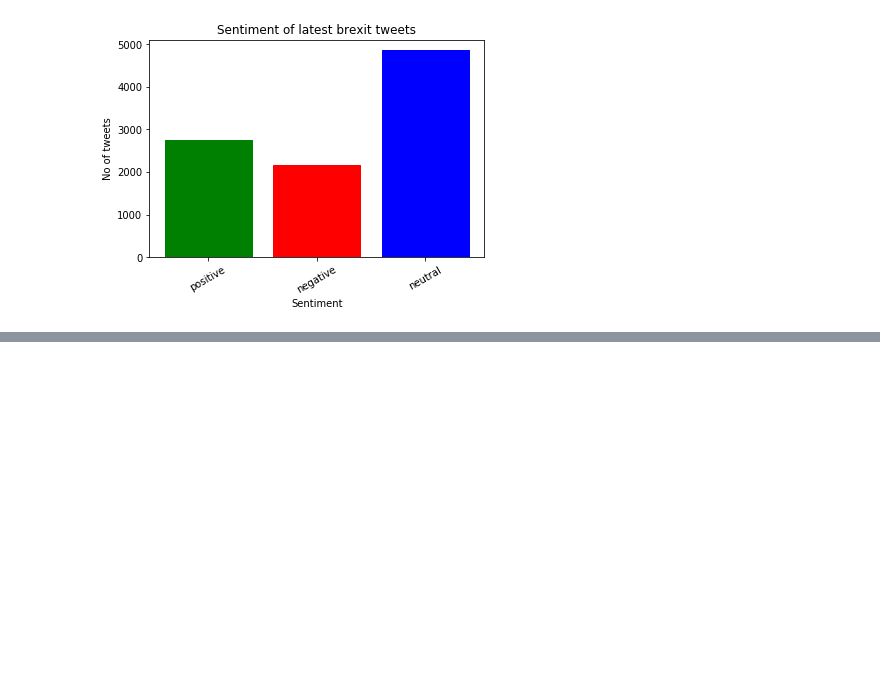
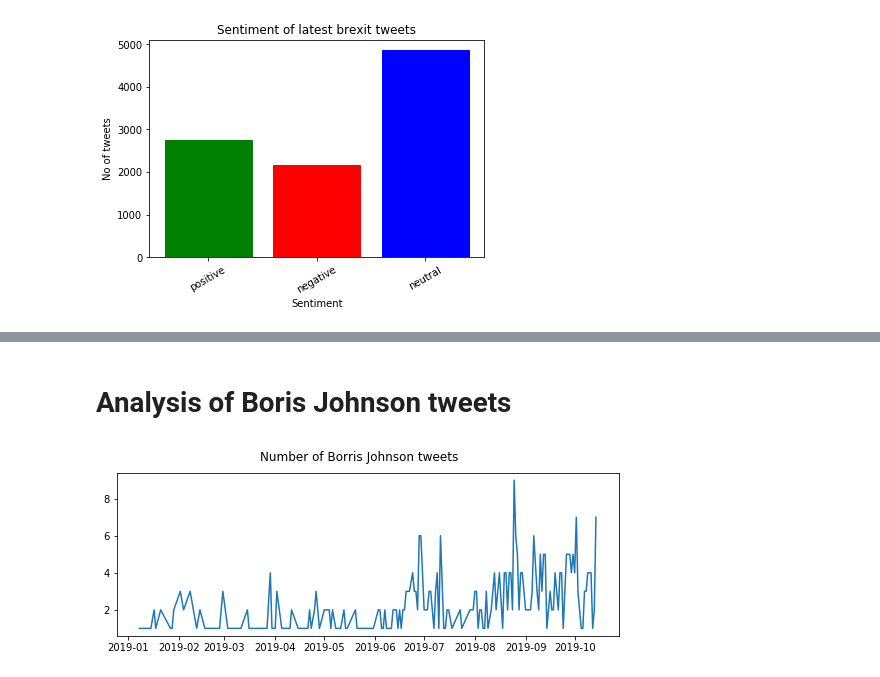
Before and after one commit to Marciniec/twitter-sentiment-analysis, a Jupyter notebook: Twitter.ipynb, the cells around one changed output, grey strips where cells are left out. Cells and saved outputs as stored; diff of their text form; code cells hidden in the pictures; blank space fills up the shorter version.

Commit message:
Add Boris Johnson tweets analysis

```diff
--- a/Twitter.ipynb
+++ b/Twitter.ipynb
@@ -111,0 +215,2 @@ plot_bar_x(counts_01_02)
+# %% [markdown]
+# Analysis of Boris Johnson tweets
@@ -111,0 +220,20 @@ plot_bar_x(counts_01_02)
+# %%
+df = pd.read_csv("/home/aga/partition2/eksploracja_danych/brexit-data/borisjohnson.csv", sep=",",error_bad_lines=False)
+def plot_count(start_date, end_date, df, title):
+    start_date = pd.to_datetime(start_date).date()
+    end_date = pd.to_datetime(end_date).date()
+    df['date'] = pd.to_datetime(df['date'], dayfirst=True)
+    df1 = df['date'].dt.date.value_counts().sort_index().reset_index()
+    mask = (df1['index'] >= start_date) & (df1['index'] <= end_date)
+    df2 = df1.loc[mask]
+    df2.columns = ['DATE','Count']
+    names = df2['DATE']
+    values = df2['Count']
+    plt.figure(figsize=(9, 3))
+    plt.plot(names, values)
+    plt.suptitle(title)
+    plt.show()
+
+plot_count('2019-01-01', '2019-10-14',df, 'Number of Borris Johnson tweets')
+# %% [output]
+[figure, added]
```
Also changed, not shown: parts of 38 cells of this notebook.
